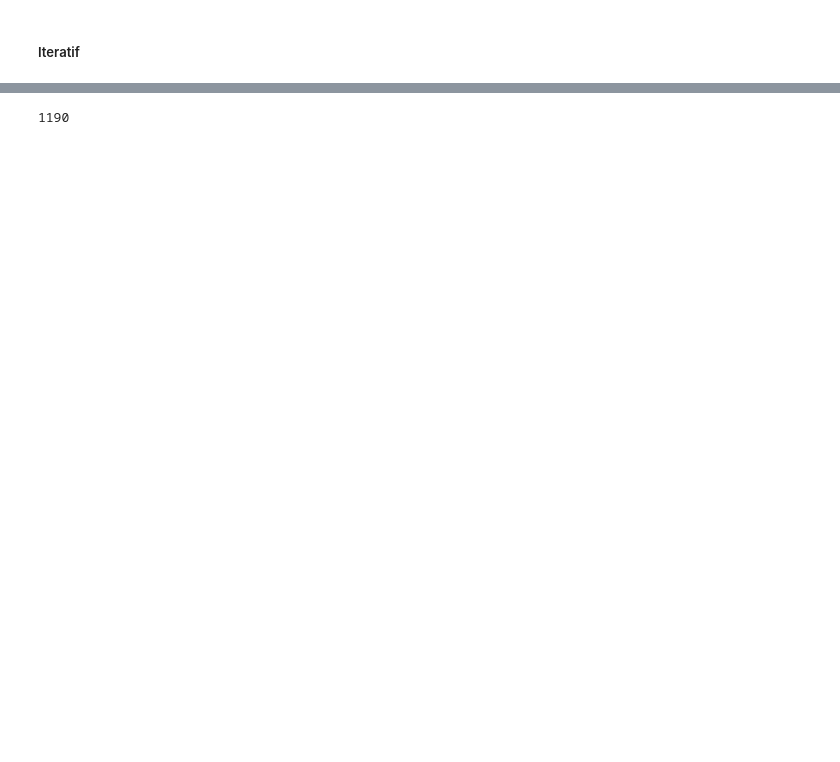
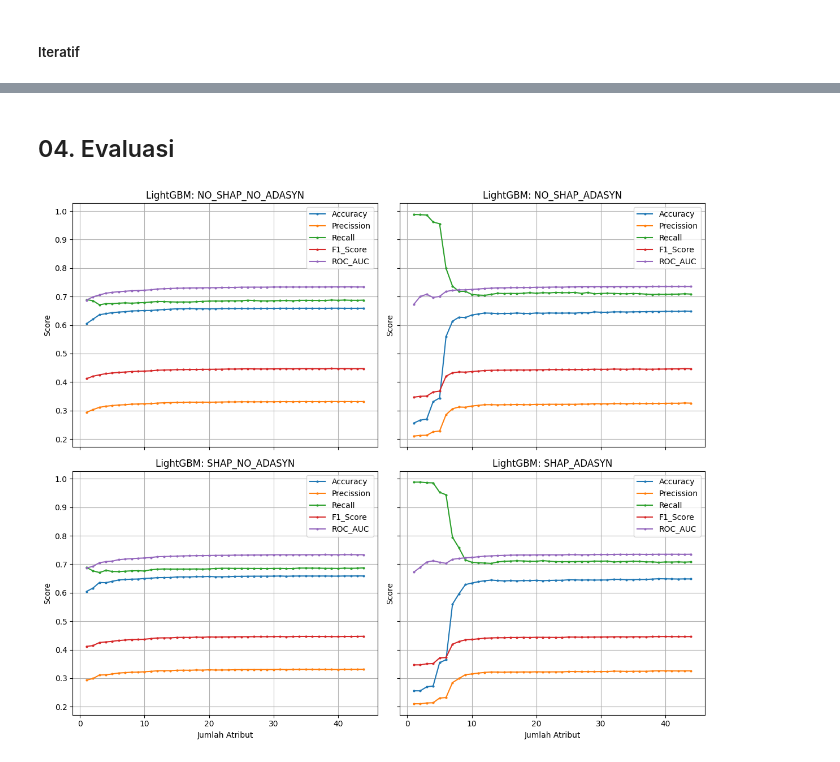
Before and after one commit to irfanbudianto/Feature_Importance, a Jupyter notebook: Feature_Importance_LightGBM.ipynb, the cells around one changed output, grey strips where cells are left out. Saved outputs shown, nothing was run; the diff lists cells and outputs as text; code cells hidden in the pictures; blank space fills up the shorter version.

```diff
--- a/Feature_Importance_LightGBM.ipynb
+++ b/Feature_Importance_LightGBM.ipynb
@@ -823,5 +732,36 @@ Iterasi 44: 114.0341 s
-# %%
-import os
-os.system("shutdown /s /f /t 0")
-# %% [output]
-1190
+# %% [markdown]
+## 04. Evaluasi
+# %%
+# Baca data
+df = pd.read_csv("Hasil03.csv")
+metrics_to_scale = ['Accuracy', 'Precission', 'Recall', 'F1_Score', 'ROC_AUC']
+df[metrics_to_scale] = df[metrics_to_scale] * 0.1
+# Daftar mode unik
+modes = df['Mode'].unique()
+metrics = ['Accuracy', 'Precission', 'Recall', 'F1_Score', 'ROC_AUC']
+
+# Buat subplot dengan tata letak 2x2
+fig, axes = plt.subplots(nrows=2, ncols=2, figsize=(12, 10), sharex=True, sharey=True)
+axes = axes.flatten() # Meratakan array axes agar mudah diiterasi
+
+for i, mode in enumerate(modes):
+    subset = df[df['Mode'] == mode]
+    for metric in metrics:
+        axes[i].plot(subset['Jml_Atribut'], subset[metric], label=metric, marker='o', markersize=2)
+    axes[i].set_title(f'LightGBM: {mode}')
+    axes[i].set_ylabel('Score')
+    axes[i].legend()
+    axes[i].grid(True)
+
+# Sembunyikan subplot yang tidak digunakan jika jumlah mode kurang dari 4
+for j in range(len(modes), len(axes)):
+    fig.delaxes(axes[j])
+
+# Set label sumbu x hanya di subplot paling bawah
+for ax in axes[len(modes)-2:]: # Apply to the last two plots if modes > 2, otherwise adjust
+    ax.set_xlabel('Jumlah Atribut')
+
+plt.tight_layout()
+plt.show()
+# %% [output]
+[figure, added]
```
Also changed, not shown: parts of 68 cells of this notebook.
